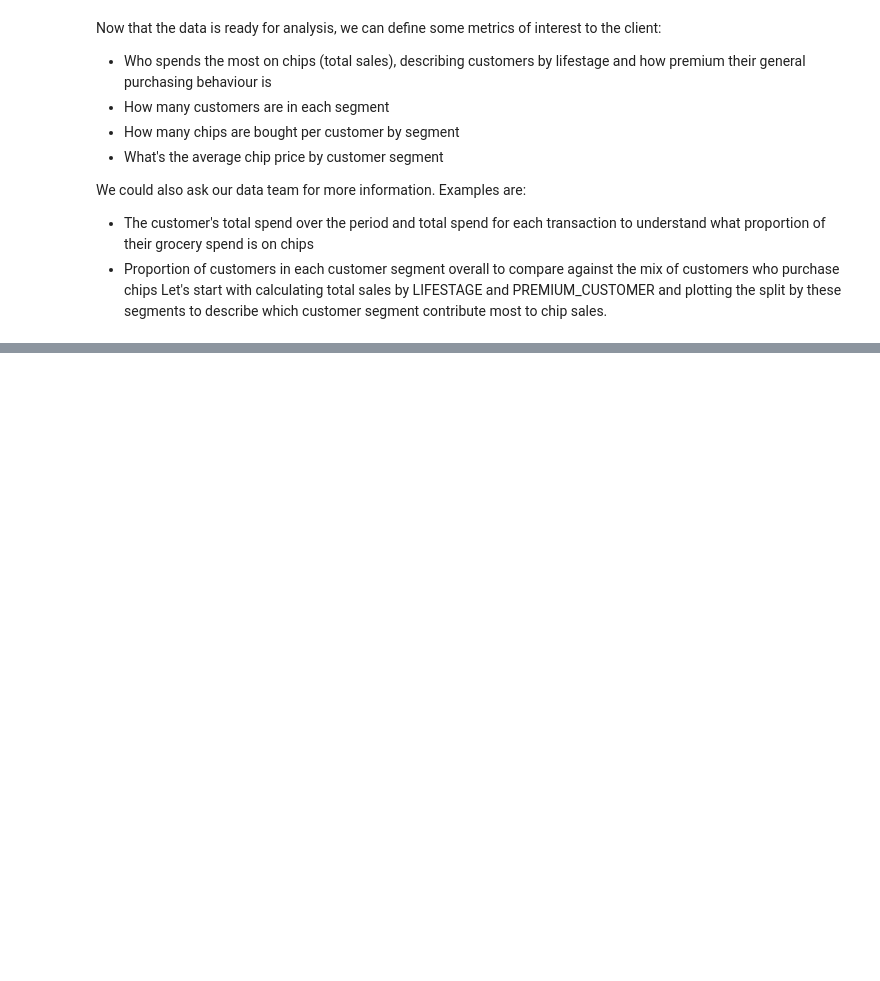
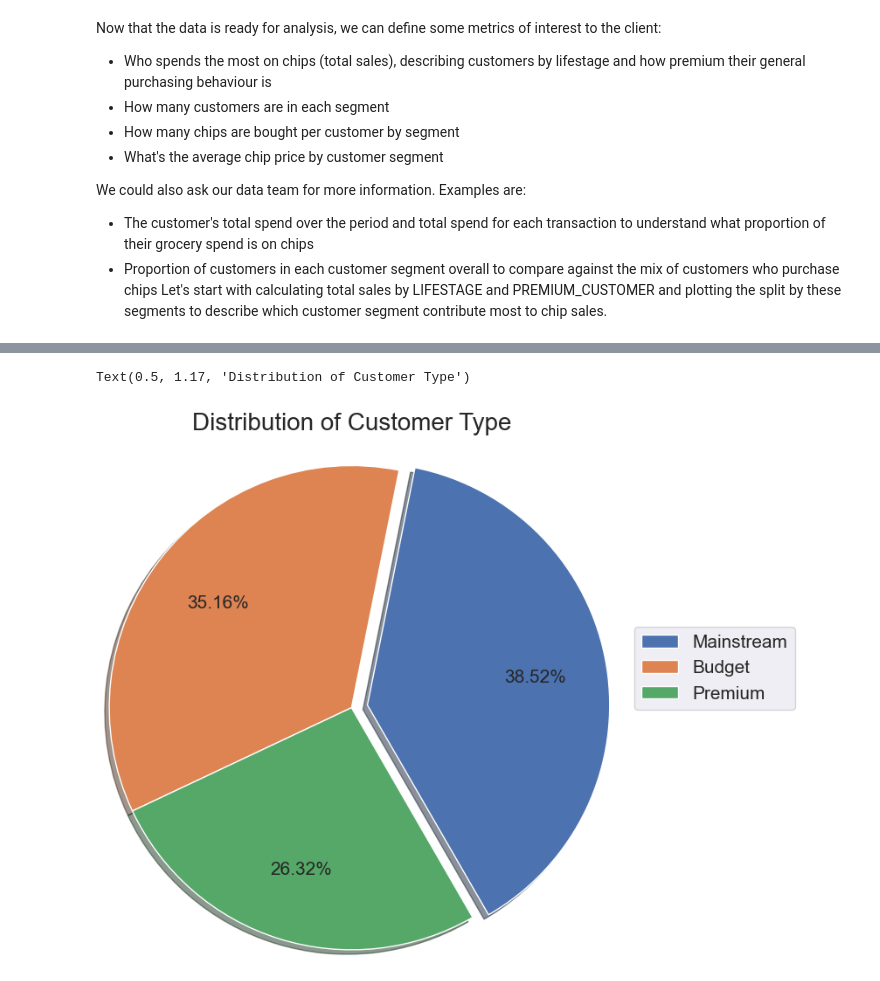
Before and after one commit to Yukitoshi12345/Quantium-Virtual-Internship-Data-Analytics, a Jupyter notebook: Task 1/task1.ipynb, the cells around one changed output, grey strips where cells are left out. Drawn from its saved outputs; the diff is of its cells as text; code cells hidden in the pictures; blank space fills up the shorter version.

Commit message:
done half visual analytics but haven't completed all yet

```diff
--- a/Task 1/task1.ipynb
+++ b/Task 1/task1.ipynb
@@ -779,3 +779,6 @@ mix of customers who purchase chips
 Let's start with calculating total sales by LIFESTAGE and PREMIUM_CUSTOMER and
 plotting the split by these segments to describe which customer segment contribute
 most to chip sales.
+# %%
+# Firstly, lets make a copy:
+final_df = merged_df.copy()
@@ -781,0 +807,12 @@ most to chip sales.
+# %%
+plt.figure(figsize=(6,6))
+plt.pie(final_df["PREMIUM_CUSTOMER"].value_counts(), shadow=True, explode=(0.1,0,0),
+                                                     textprops= {'fontsize':15},
+                                                     radius=1.5, autopct='%.2f%%', pctdistance=0.7, startangle=-60)
+plt.legend(final_df["PREMIUM_CUSTOMER"].value_counts().index, fontsize=15,
+                                                       loc=2, bbox_to_anchor=(1.2,0.7),borderaxespad = 0.)
+
+plt.title("Distribution of Customer Type", y = 1.17, fontsize=20)
+# %% [output]
+Text(0.5, 1.17, 'Distribution of Customer Type')
+[figure, added]
```
Also changed, not shown: parts of 11 cells of this notebook.
